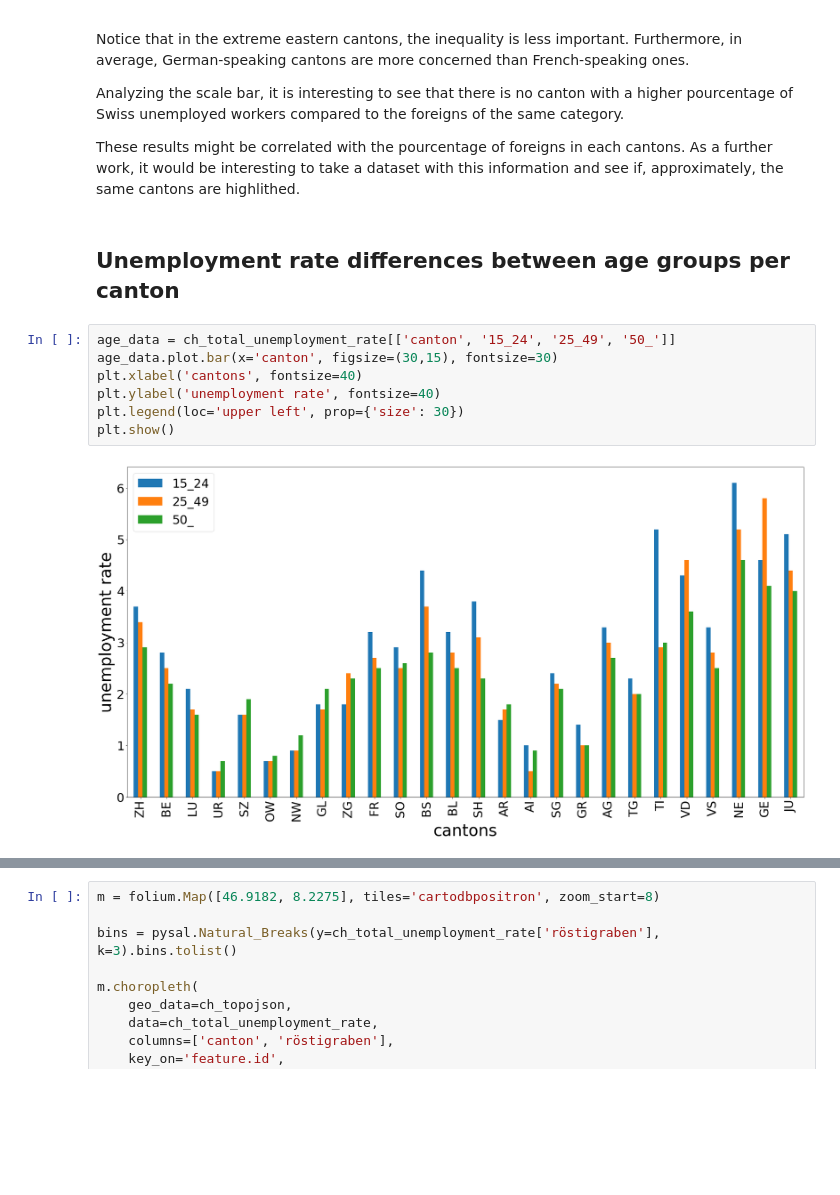
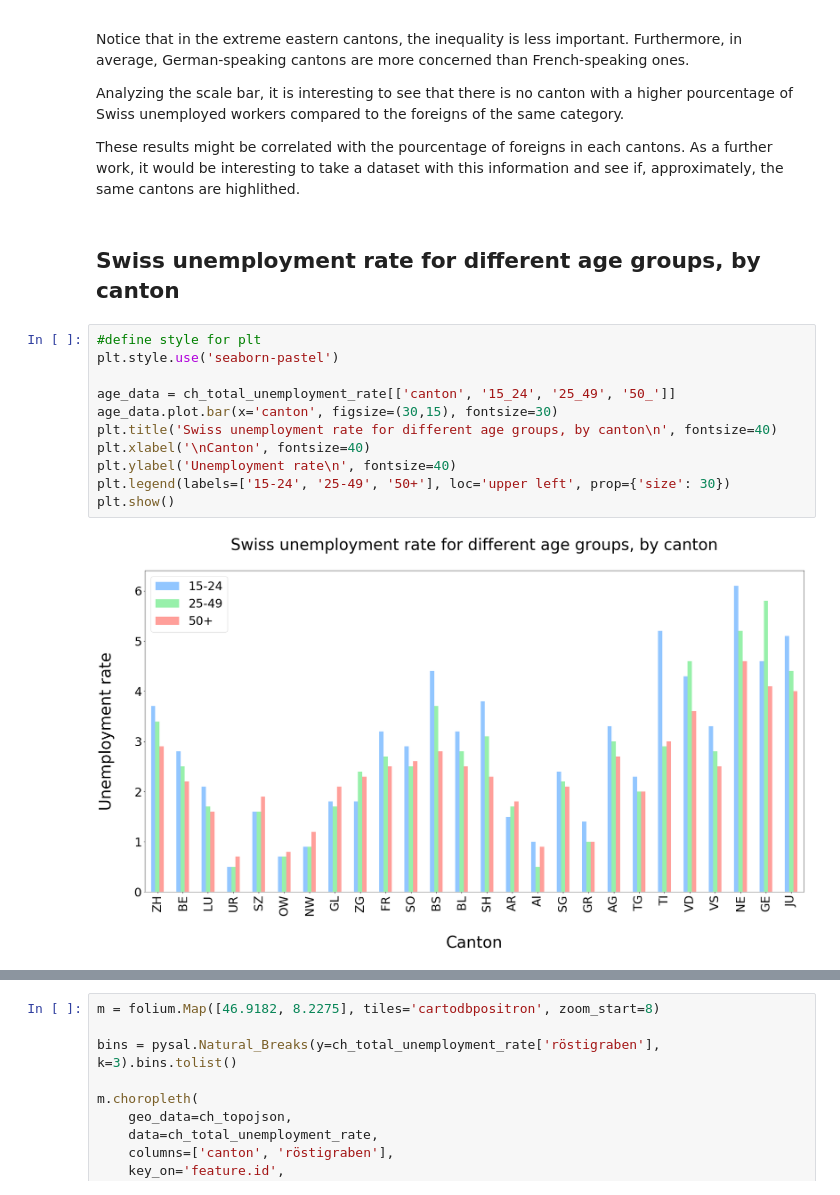
Before and after one commit to Timonzimm/CS-401, a Jupyter notebook: HW03/Homework 3.ipynb, the cells around one changed output, grey strips where cells are left out. Drawn from its saved outputs; the diff is of its cells as text; blank space fills up the shorter version.

```diff
--- a/HW03/Homework 3.ipynb
+++ b/HW03/Homework 3.ipynb
@@ -307,13 +310,17 @@ Analyzing the scale bar, it is interesting to see that there is no canton with a
 
 These results might be correlated with the pourcentage of foreigns in each cantons. As a further work, it would be interesting to take a dataset with this information and see if, approximately, the same cantons are highlithed.
 # %% [markdown]
-## Unemployment rate differences between age groups per canton
+## Swiss unemployment rate for different age groups, by canton
 # %%
+#define style for plt
+plt.style.use('seaborn-pastel')
+
 age_data = ch_total_unemployment_rate[['canton', '15_24', '25_49', '50_']]
 age_data.plot.bar(x='canton', figsize=(30,15), fontsize=30)
-plt.xlabel('cantons', fontsize=40)
-plt.ylabel('unemployment rate', fontsize=40)
-plt.legend(loc='upper left', prop={'size': 30})
+plt.title('Swiss unemployment rate for different age groups, by canton\n', fontsize=40)
+plt.xlabel('\nCanton', fontsize=40)
+plt.ylabel('Unemployment rate\n', fontsize=40)
+plt.legend(labels=['15-24', '25-49', '50+'], loc='upper left', prop={'size': 30})
 plt.show()
 # %% [output]
-[figure, old version]
+[figure, new version]
```
Also changed, not shown: parts of 20 cells of this notebook.
